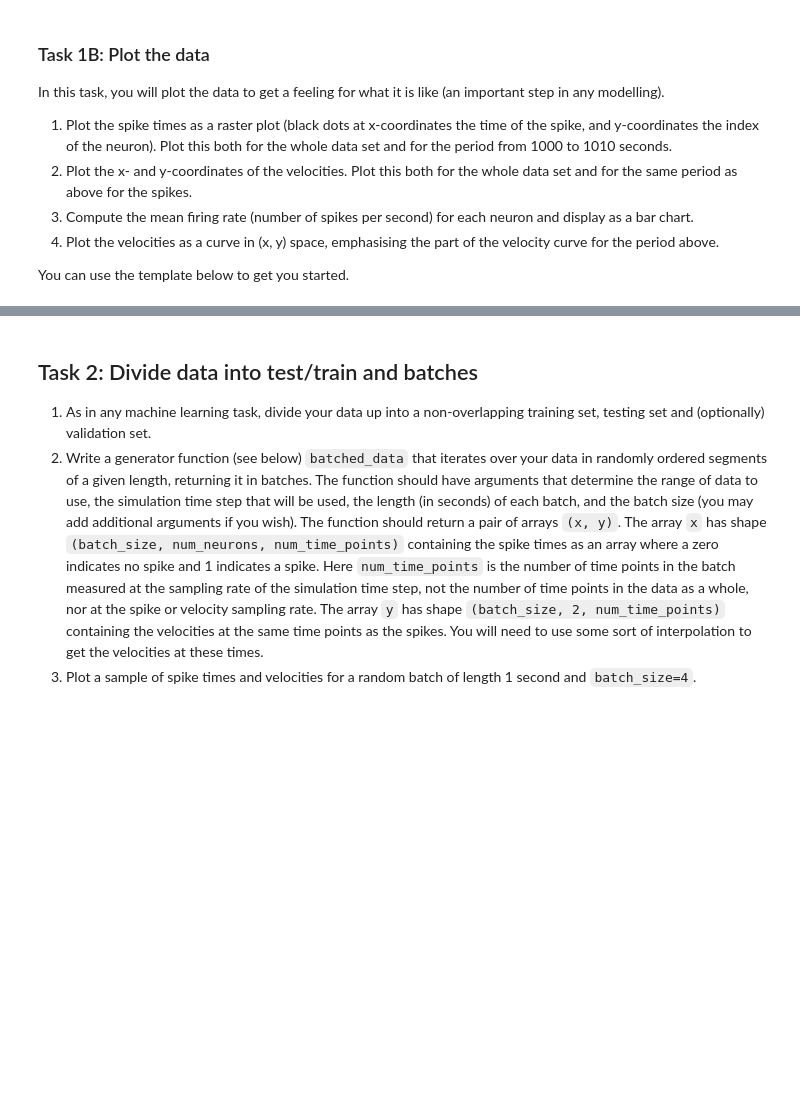
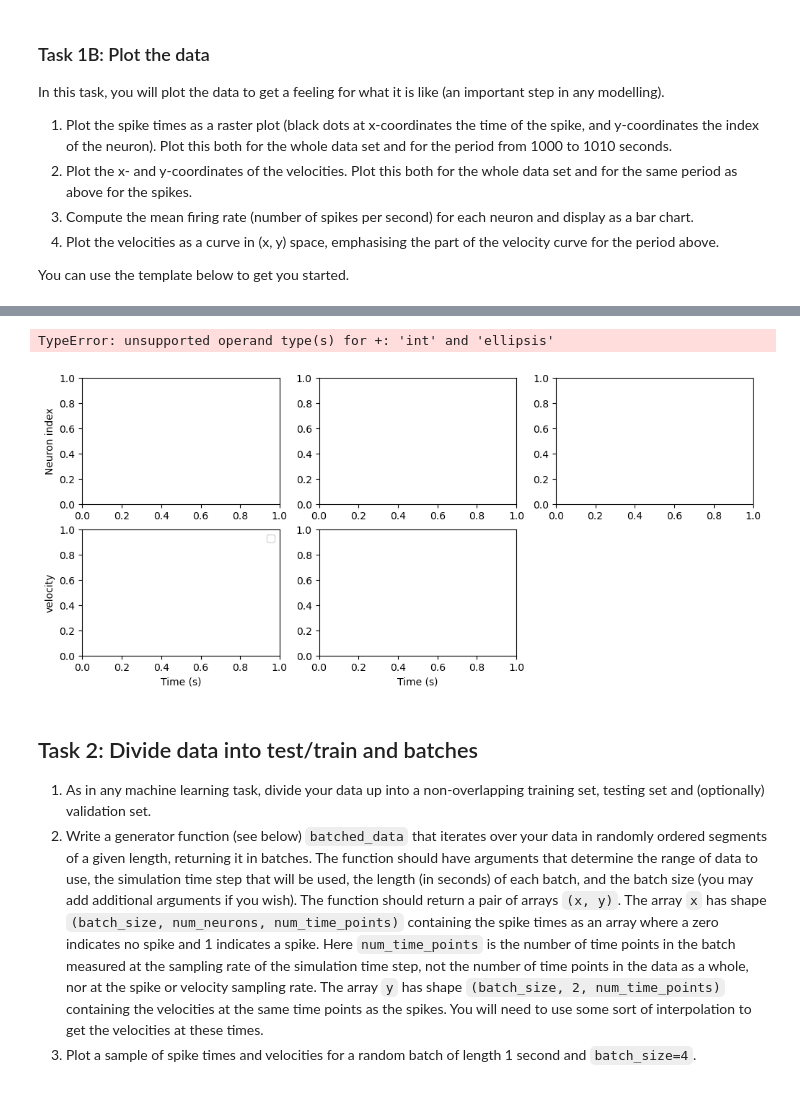
Before and after one commit to codinghasnat/Neuro4ML_2, a Jupyter notebook: Hasnat/cw2-decoding.ipynb, the cells around one changed output, grey strips where cells are left out. Cells and saved outputs as stored; diff of their text form; code cells hidden in the pictures; blank space fills up the shorter version.

```diff
--- a/Hasnat/cw2-decoding.ipynb
+++ b/Hasnat/cw2-decoding.ipynb
@@ -78,38 +183,41 @@ You can use the template below to get you started.
 # %%
-# plt.figure(figsize=(12, 5))
+plt.figure(figsize=(12, 5))
 
-# # Plot all spikes
-# ax = plt.subplot(231)
-# # ...
-# plt.ylabel('Neuron index')
-# # Plot all x- and y- components of the velocities
-# plt.subplot(234, sharex=ax)
-# # ...
-# plt.xlabel('Time (s)')
-# plt.ylabel('velocity')
-# plt.legend(loc='best')
-# # Plot spikes at times t=1000 to t=1010
-# ax = plt.subplot(232)
-# # ...
-# # Plot velocities at times t=1000 to t=1010
-# plt.subplot(235, sharex=ax)
-# plt.xlabel('Time (s)')
+# Plot all spikes
+ax = plt.subplot(231)
+# ...
+plt.ylabel('Neuron index')
+# Plot all x- and y- components of the velocities
+plt.subplot(234, sharex=ax)
+# ...
+plt.xlabel('Time (s)')
+plt.ylabel('velocity')
+plt.legend(loc='best')
+# Plot spikes at times t=1000 to t=1010
+ax = plt.subplot(232)
+# ...
+# Plot velocities at times t=1000 to t=1010
+plt.subplot(235, sharex=ax)
+plt.xlabel('Time (s)')
 
-# # Compute firing rates for each neuron and plot as a histogram
-# plt.subplot(233)
-# firing_rates = ...
-# plt.barh(range(len(spike_times)), firing_rates, height=1)
-# plt.xlabel('Firing rate (sp/s)')
-# plt.ylabel('Neuron index')
+# Compute firing rates for each neuron and plot as a histogram
+plt.subplot(233)
+firing_rates = ...
+plt.barh(range(len(spike_times)), firing_rates, height=1)
+plt.xlabel('Firing rate (sp/s)')
+plt.ylabel('Neuron index')
 
-# # Plot all velocities as points in (x, y)-plane as a continuous curve
-# # Emphasise the region from t=1000 to t=1010 with a different colour
-# plt.subplot(236)
-# # ...
-# plt.xlabel('X velocity')
-# plt.ylabel('Y velocity')
+# Plot all velocities as points in (x, y)-plane as a continuous curve
+# Emphasise the region from t=1000 to t=1010 with a different colour
+plt.subplot(236)
+# ...
+plt.xlabel('X velocity')
+plt.ylabel('Y velocity')
 
-# plt.tight_layout();
+plt.tight_layout();
+# %% [output]
+TypeError: unsupported operand type(s) for +: 'int' and 'ellipsis'
+[figure, added]
 # %% [markdown]
 ## Task 2: Divide data into test/train and batches
 
```
Also changed, not shown: parts of 8 cells of this notebook, 1 other file.
